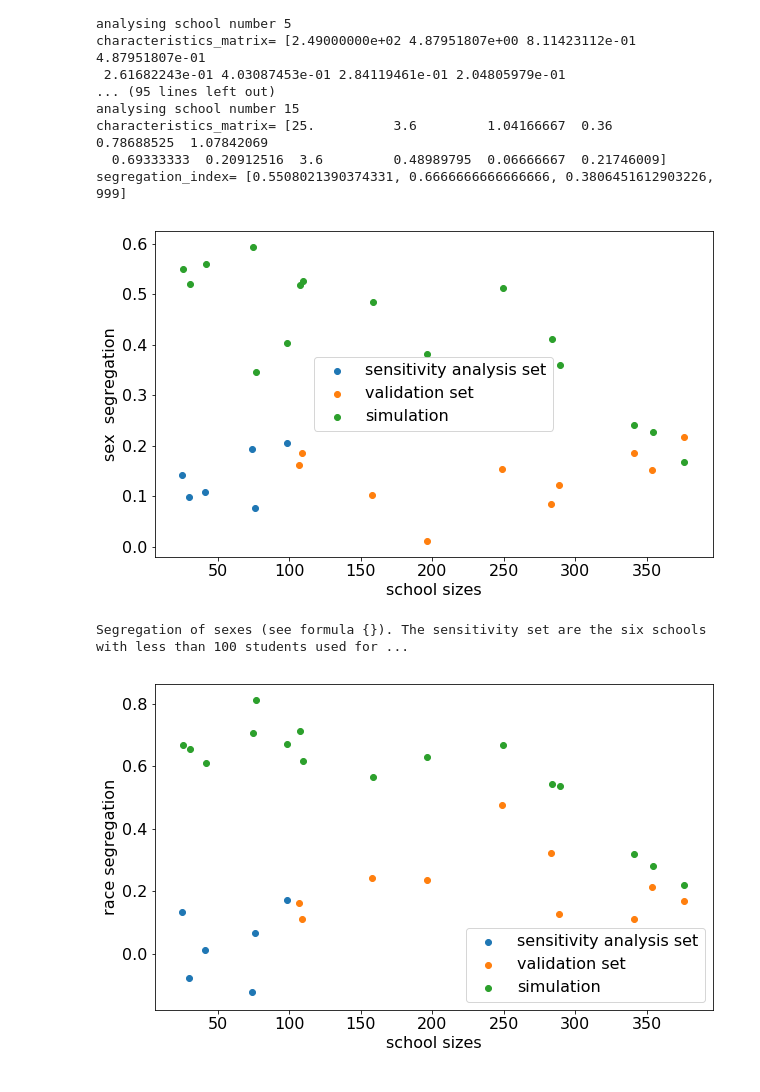
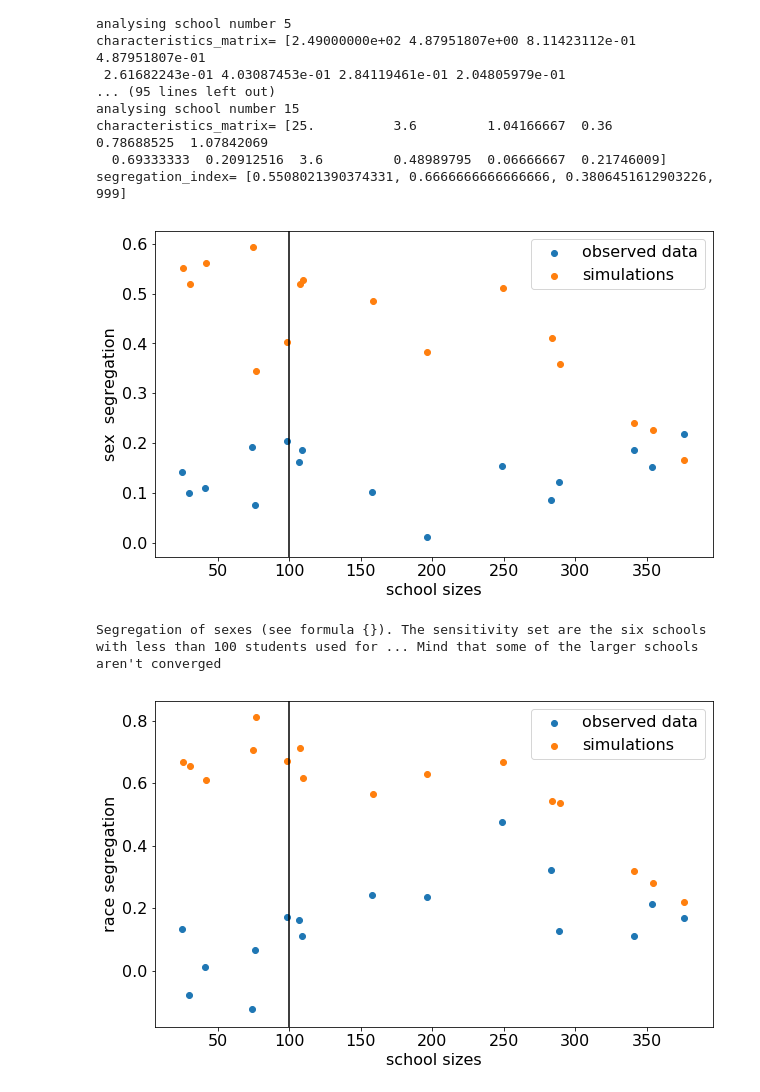
Before and after one commit to FlorisFok/ABM_network, a Jupyter notebook: Validation.ipynb, the cells around one changed output. Drawn from its saved outputs; the diff is of its cells as text; code cells hidden in the pictures.

```diff
--- a/Validation.ipynb
+++ b/Validation.ipynb
@@ -332,6 +332,10 @@ pickle.dump(validation_results, open("validation_results.pkl", "wb"))
 # skippable unless the analysis was performed earlier
 # open the validation results
 validation_results = pickle.load(open("validation_results.pkl", "rb"))
+# %%
+# combine the observed datasets
+schools_0_99, schools_100_399, simulations = validation_results
+validation_results = [schools_0_99 + schools_100_399, simulations]
 # %%
 # extract the school size, outdegree, outdegree correlation, clustering coefficient and segregation from the data
 n_students_ordered = []
@@ -377,43 +381,43 @@ clustering = np.array(clustering_ordered)
 clustering_std = np.array(clustering_std_ordered)
 # %%
 # for the number of students add .5 to the simulated data to make plot readable
-n_students[2] = n_students[2]+np.ones(len(n_students[2]))/2
+n_students[1] = n_students[1]+np.ones(len(n_students[1]))/2
 # %%
 # make segregation plots
 # increase the font size
 plt.rcParams.update({'font.size': 16})
 
 # plot the sex segregation
 fig= plt.figure(figsize=(10,6))
-plt.scatter(n_students[0],list(segregation_ordered[0][:,0]),label="tuning dataset")
-plt.scatter(n_students[1],list(segregation_ordered[1][:,0]),label="validation set")
-plt.scatter(n_students[2],list(segregation_ordered[2][:,0]),label="simulation")
+plt.scatter(n_students[0],list(segregation_ordered[0][:,0]),label="observed data")
+plt.scatter(n_students[1],list(segregation_ordered[1][:,0]),label="simulations")
+plt.axvline(x=100,color='black')
 plt.xlabel("school sizes")
 plt.ylabel("sex  segregation")
 plt.legend()
 plt.show()
-print("Segregation of sexes (see formula {}). The sensitivity set are the six schools with less than 100 students used for ...")
+print("Segregation of sexes (see formula {}). The sensitivity set are the six schools with less than 100 students used for ... Mind that some of the larger schools aren't converged")
 
 # plot the race segregation
 fig= plt.figure(figsize=(10,6))
-plt.scatter(n_students[0],list(segregation_ordered[0][:,1]),label="tuning dataset")
-plt.scatter(n_students[1],list(segregation_ordered[1][:,1]),label="validation set")
-plt.scatter(n_students[2],list(segregation_ordered[2][:,1]),label="simulation")
+plt.scatter(n_students[0],list(segregation_ordered[0][:,1]),label="observed data")
+plt.scatter(n_students[1],list(segregation_ordered[1][:,1]),label="simulations")
+plt.axvline(x=100,color='black')
 plt.xlabel("school sizes")
 plt.ylabel("race segregation")
 plt.legend()
 plt.show()
 
 # plot the grade segregation
 fig= plt.figure(figsize=(10,6))
-plt.scatter(n_students[0],list(segregation_ordered[0][:,2]),label="tuning dataset")
-plt.scatter(n_students[1],list(segregation_ordered[1][:,2]),label="validation set")
-plt.scatter(n_students[2],list(segregation_ordered[2][:,2]),label="simulation")
+plt.scatter(n_students[0],list(segregation_ordered[0][:,2]),label="observed data")
+plt.scatter(n_students[1],list(segregation_ordered[1][:,2]),label="simulations")
+plt.axvline(x=100,color='black')
 plt.xlabel("school sizes")
 plt.ylabel("grade segregation")
 plt.legend()
 plt.show()
 # %% [output]
-[figure, old version]
+[figure, new version]
-Segregation of sexes (see formula {}). The sensitivity set are the six schools with less than 100 students used for ...
+Segregation of sexes (see formula {}). The sensitivity set are the six schools with less than 100 students used for ... Mind that some of the larger schools aren't converged
-[figure, old version]
+[figure, new version]
```
Also changed, not shown: parts of 2 cells of this notebook.
